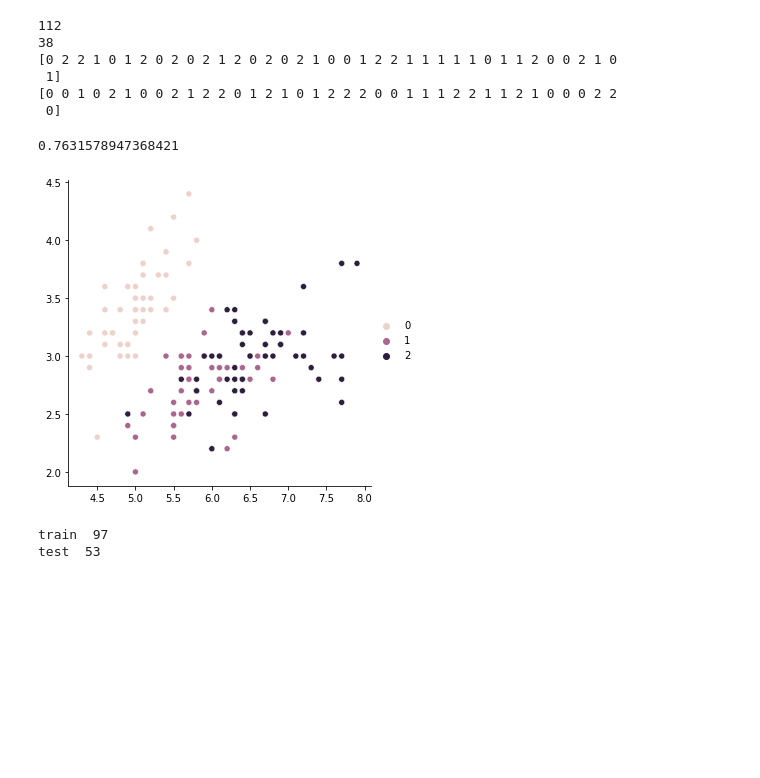
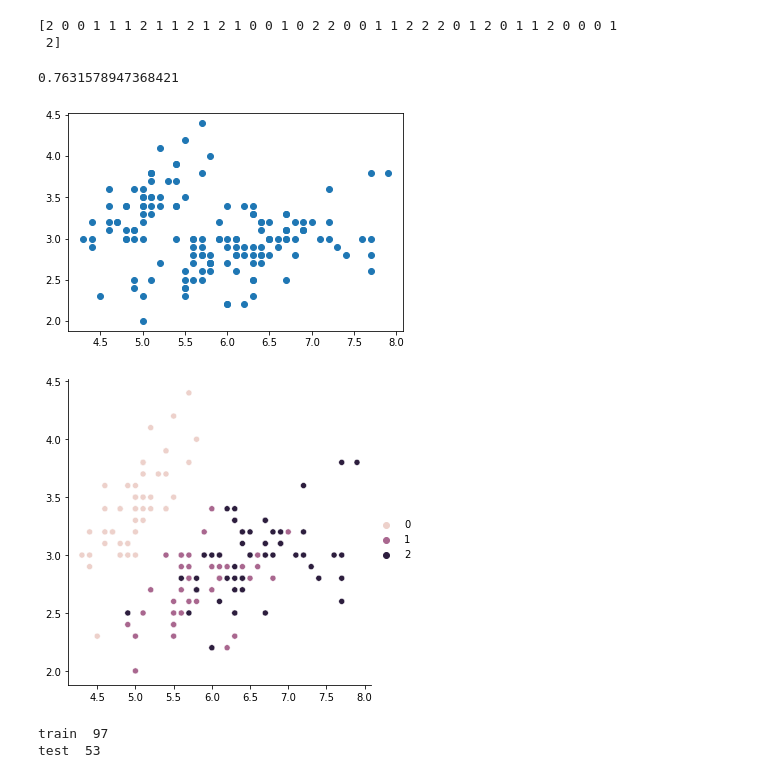
Before and after one commit to lee4339/BigDataStudy, a Jupyter notebook: AI-4/DAY01-kNN.ipynb, the cells around one changed output. Saved outputs shown, nothing was run; the diff lists cells and outputs as text; code cells hidden in the pictures; blank space fills up the shorter version.

```diff
--- a/AI-4/DAY01-kNN.ipynb
+++ b/AI-4/DAY01-kNN.ipynb
@@ -7,40 +28,49 @@ sklearn.__version__
 # %%
-from sklearn.datasets import load_iris                  # 데이터 가져옴
-from sklearn.neighbors import KNeighborsClassifier      # 분류기
-from sklearn.model_selection import train_test_split    # 테스트 세트 분리
+from sklearn.datasets import load_iris                  # 사이킷런 패키지에 포함된 데이터 가져옴
+from sklearn.neighbors import KNeighborsClassifier
+# neighbors : 분류기 // KNeighborsClassifier : k개의 이웃 중 거리가 가장 가까운 이웃 영향
+from sklearn.model_selection import train_test_split
+# 테스트 세트 분리(학습데이터와 테스트데이터)
+# 오버피팅을 막기 위해서 사용
+# Train : 모델을 학습 시키기위한 dataset
+# Test : 학습과 검증이 완료된 모델의 성능을 평가하기위한 dataset, 학습에 관여하지 않는다.
+# Validation : 이미 학습된 모델을 검증하기위한 dataset으로 Train의 일부
 import matplotlib.pyplot as plt
 import seaborn as sns
 
 # iris = load_iris()
+# print('iris : ', iris)
 X, y = load_iris(return_X_y=True)
+# dataset을 X(Feature)과 y(label)에 반환
+# X : 독립변수(?: 어떤 실험에서 실험자가 직접 변경하는 변수)
+# y : 종속변수(?: 독립변수의 값이 변함에 따라 달라지는 수량)
 X = X[:, :2]
+# print('X : ', X)
+# print('y : ', y)
 
-# _, axe = plt.subplots()
-# axe.scatter(X[:,0], X[:,1])
+_, axe = plt.subplots()
+axe.scatter(X[:,0], X[:,1])
 sns.relplot(x = X[:,0], y=X[:,1], hue=y)
 
 # data_train, data_test, target_train, target_test = train_test_split(iris['data'], iris['target'],stratify=iris['target'])
 X_train, X_test, y_train, y_test = train_test_split(X, y, stratify=y)
 
-print(len(data_train))
-print(len(data_test))
+# print(len(data_train))
+# print(len(data_test))
 
 m = KNeighborsClassifier()
 m.fit(X_train, y_train)
 
 pred = m.predict(X_test)
 print(pred)
-print(target_test)
+# print(target_test)
 m.score(X_test, y_test)
 # %% [output]
-112
-38
-[0 2 2 1 0 1 2 0 2 0 2 1 2 0 2 0 2 1 0 0 1 2 2 1 1 1 1 1 0 1 1 2 0 0 2 1 0
- 1]
-[0 0 1 0 2 1 0 0 2 1 2 2 0 1 2 1 0 1 2 2 2 0 0 1 1 1 2 2 1 1 2 1 0 0 0 2 2
- 0]
+[2 0 0 1 1 1 2 1 1 2 1 2 1 0 0 1 0 2 2 0 0 1 1 2 2 2 0 1 2 0 1 1 2 0 0 0 1
+ 2]
 0.7631578947368421
-[figure, old version]
+[figure, new version]
+[figure, added]
 # %%
 X, y = load_iris(return_X_y=True)  # small y 다른 데이터?(정확하게 찾아보자)
 X = X[:, 2:4]  # Big X: 전체값에서 2개의 컬럼
```
Also changed, not shown: parts of 2 cells of this notebook, 7 other files.
